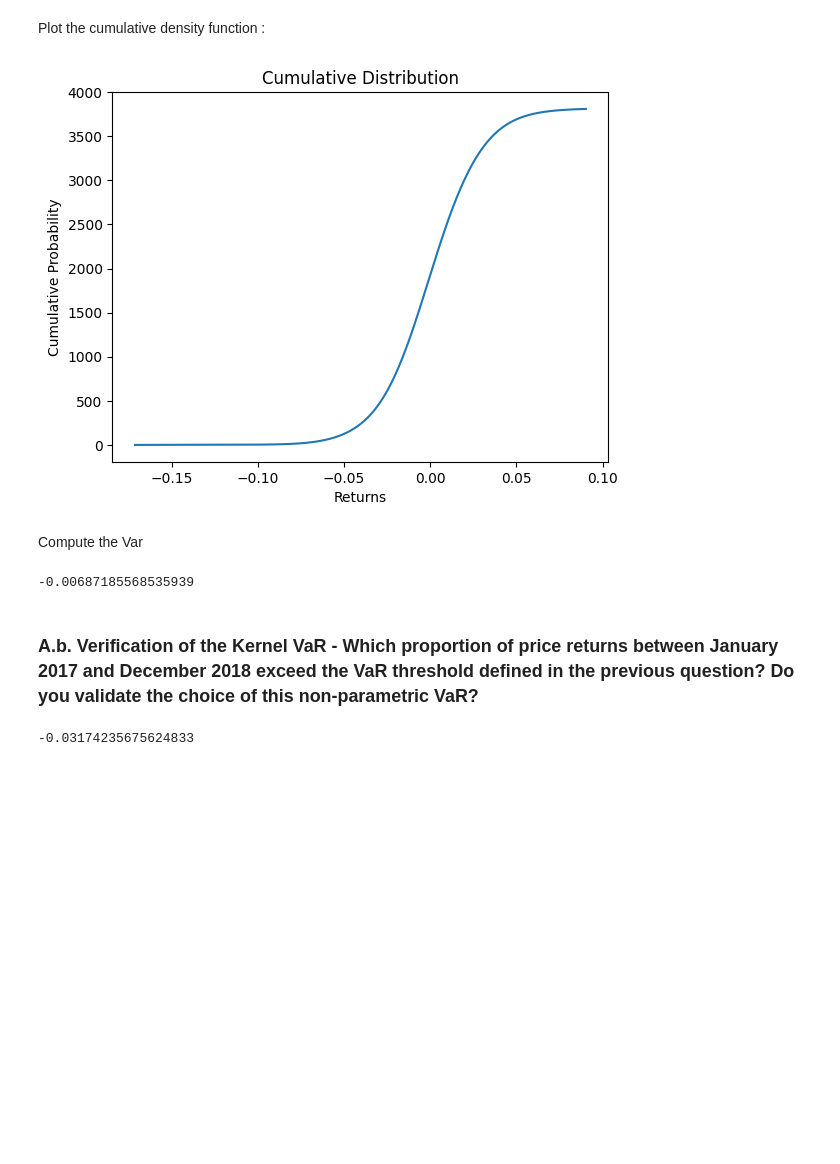
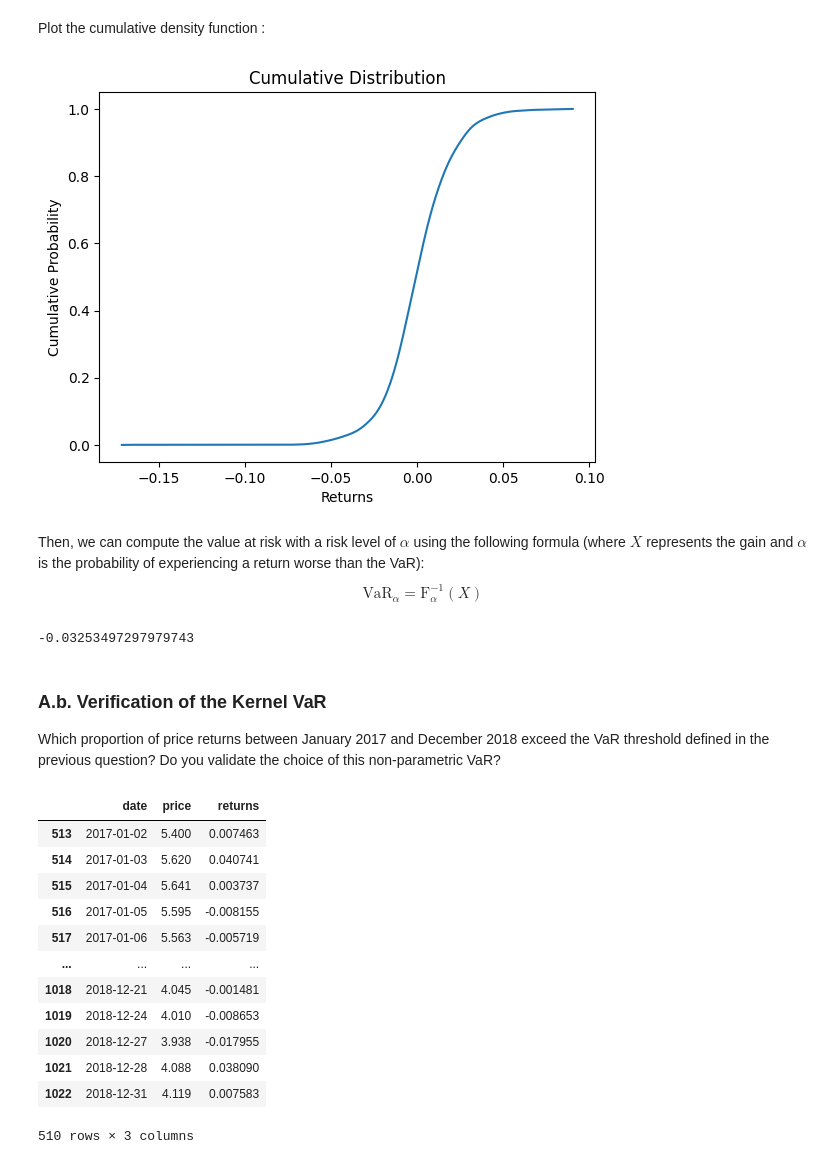
Before and after one commit to nathan6292/Market-Risk-Final-Project, a Jupyter notebook: Nathan_Fleury, Julien_Gilles - Project.ipynb, the cells around one changed output. Drawn from its saved outputs; the diff is of its cells as text; code cells hidden in the pictures; blank space fills up the shorter version.

```diff
--- a/Nathan_Fleury, Julien_Gilles - Project.ipynb
+++ b/Nathan_Fleury, Julien_Gilles - Project.ipynb
@@ -1150,14 +1174,13 @@ def cumulative_kernel_density(X, h, number_of_points):
 Plot the cumulative density function :
 # %%
 # Plot the cumulative distribution
-cumulative_distribution = cumulative_kernel_density(df['returns'].dropna().values, h, number_of_points)
+x,y = cumulative_kernel_density(returns, 0.0025, number_of_points)
 
-plt.plot(cumulative_distribution[0], cumulative_distribution[1])
+# Normalize the cumulative distribution
+plt.plot(x, y)
 plt.title('Cumulative Distribution')
 plt.xlabel('Returns')
 plt.ylabel('Cumulative Probability')
 plt.show()
 # %% [output]
-[figure, old version]
+[figure, new version]
-# %% [markdown]
-Compute the Var
@@ -1179,0 +1187,5 @@ def kernel_VaR(X, h, alpha, number_of_points):
+# %% [markdown]
+Then, we can compute the value at risk with a risk level of $\alpha$ using the following formula (where $X$ represents the gain and $\alpha$ is the probability of experiencing a return worse than the VaR):
+$$
+\text{VaR}_{\alpha} = \text{F}^{-1}_{\alpha} \left( X \right)
+$$
@@ -1180,13 +1202,25 @@ def kernel_VaR(X, h, alpha, number_of_points):
 # %%
-VaR = kernel_VaR(df['returns'].dropna().values, 0.001, 0.05, number_of_points)
-VaR
+VaR_kernel = kernel_VaR(returns, 0.0025, 0.05, number_of_points)
+VaR_kernel
 # %% [output]
--0.00687185568535939
+-0.03253497297979743
 # %% [markdown]
-### A.b. Verification of the Kernel VaR - Which proportion of price returns between January 2017 and December 2018 exceed the VaR threshold defined in the previous question? Do you validate the choice of this non-parametric VaR?
+### A.b. Verification of the Kernel VaR
+Which proportion of price returns between January 2017 and December 2018 exceed the VaR threshold defined in the previous question? Do you validate the choice of this non-parametric VaR?
-# %%
-# Verification of the VaR with data
-
-df['returns'].quantile(0.05)
-# %% [output]
--0.03174235675624833
+# %%
+df_validation = df[(df['date'] >= '2017-01-01') & (df['date'] <= '2018-12-31')]
+df_validation
+# %% [output]
+|  | date | price | returns |
+| 513 | 2017-01-02 | 5.400 | 0.007463 |
+| 514 | 2017-01-03 | 5.620 | 0.040741 |
+| 515 | 2017-01-04 | 5.641 | 0.003737 |
+| 516 | 2017-01-05 | 5.595 | -0.008155 |
+| 517 | 2017-01-06 | 5.563 | -0.005719 |
+| ... | ... | ... | ... |
+| 1018 | 2018-12-21 | 4.045 | -0.001481 |
+| 1019 | 2018-12-24 | 4.010 | -0.008653 |
+| 1020 | 2018-12-27 | 3.938 | -0.017955 |
+| 1021 | 2018-12-28 | 4.088 | 0.038090 |
+| 1022 | 2018-12-31 | 4.119 | 0.007583 |
+510 rows × 3 columns
```
Also changed, not shown: parts of 15 cells of this notebook.
